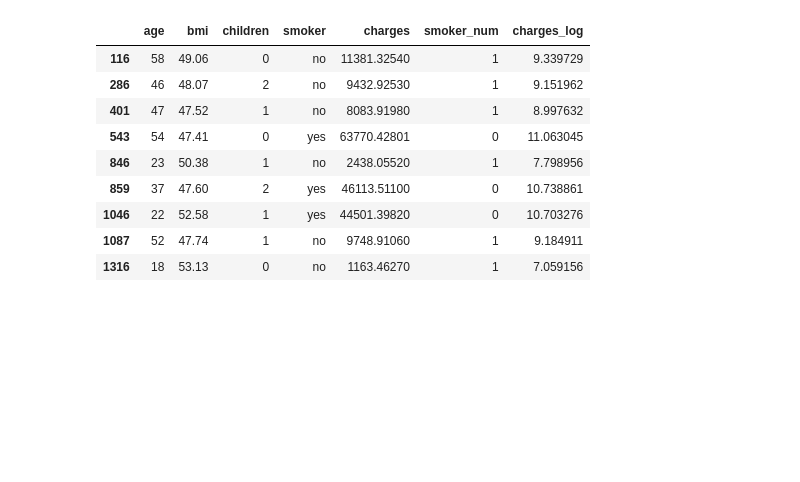
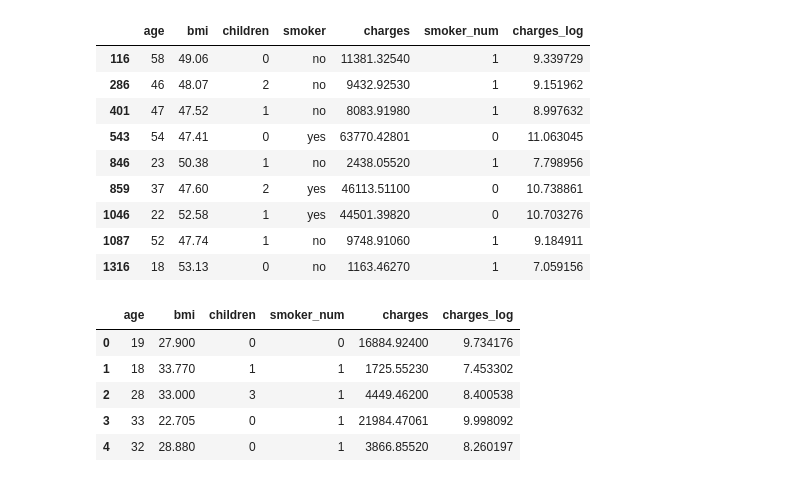
Before and after one commit to RmVa23/linear-regression, a Jupyter notebook: src/explore.ipynb, the cells around one changed output. Drawn from its saved outputs; the diff is of its cells as text; code cells hidden in the pictures; blank space fills up the shorter version.

```diff
--- a/src/explore.ipynb
+++ b/src/explore.ipynb
@@ -270,3 +270,13 @@ data[data["bmi"] > 47]
 | 1046 | 22 | 52.58 | 1 | yes | 44501.39820 | 0 | 10.703276 |
 | 1087 | 52 | 47.74 | 1 | no | 9748.91060 | 1 | 9.184911 |
 | 1316 | 18 | 53.13 | 0 | no | 1163.46270 | 1 | 7.059156 |
+# %%
+data_num['charges_log'] = np.log(data_num.charges)
+data_num.head()
+# %% [output]
+|  | age | bmi | children | smoker_num | charges | charges_log |
+| 0 | 19 | 27.900 | 0 | 0 | 16884.92400 | 9.734176 |
+| 1 | 18 | 33.770 | 1 | 1 | 1725.55230 | 7.453302 |
+| 2 | 28 | 33.000 | 3 | 1 | 4449.46200 | 8.400538 |
+| 3 | 33 | 22.705 | 0 | 1 | 21984.47061 | 9.998092 |
+| 4 | 32 | 28.880 | 0 | 1 | 3866.85520 | 8.260197 |
```
Also changed, not shown: parts of 6 cells of this notebook.
